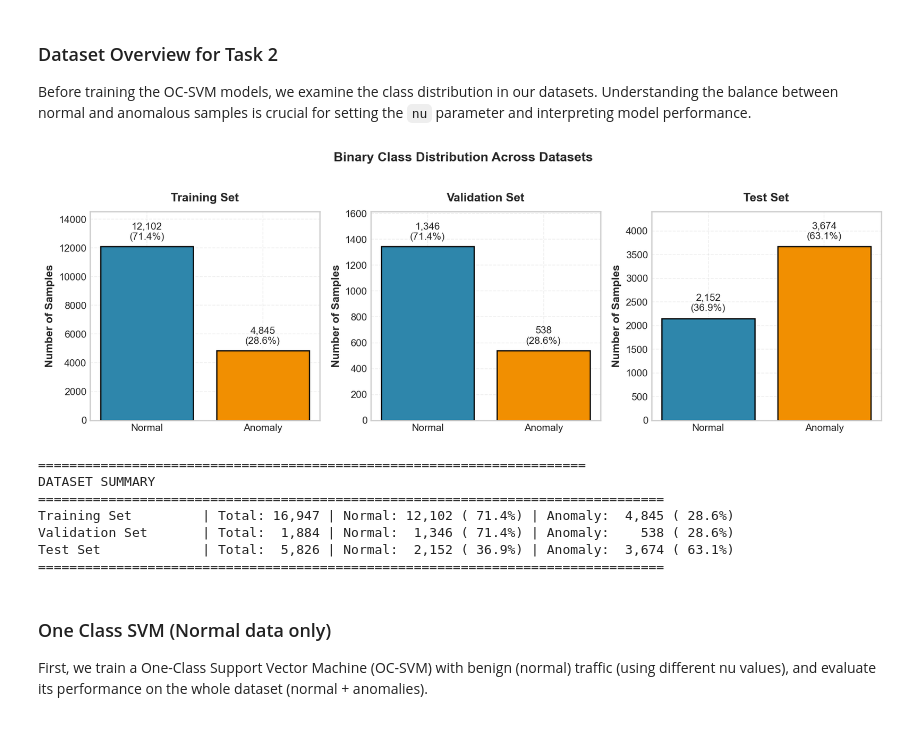
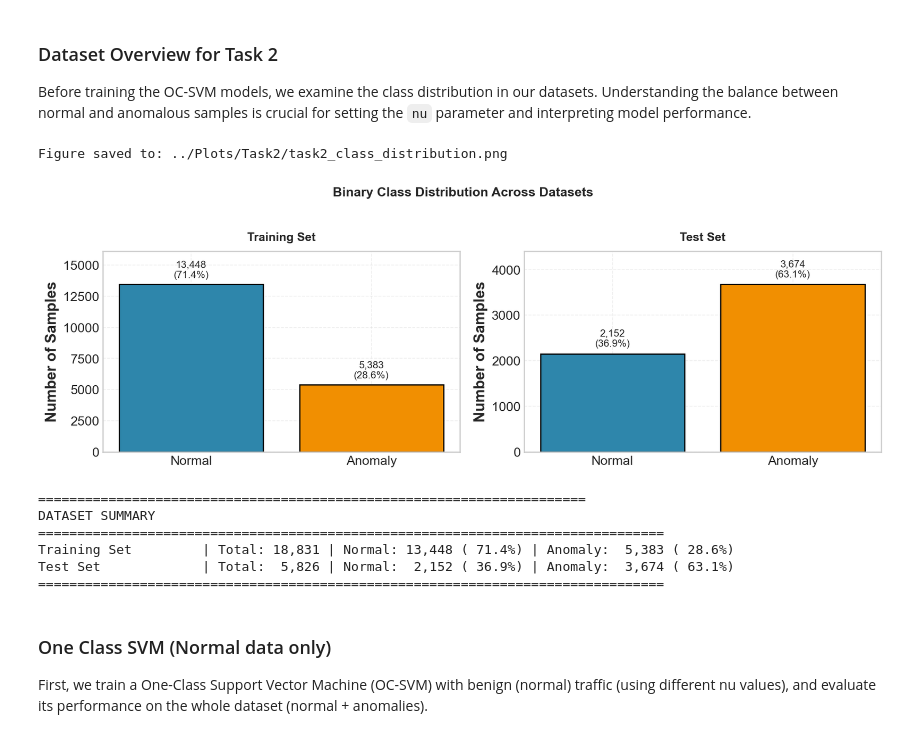
Before and after one commit to RenatoMignone/unsupervised-network-intrusion-detection, a Jupyter notebook: lab/notebooks/Task2.ipynb, the cells around one changed output. Saved outputs shown, nothing was run; the diff lists cells and outputs as text; code cells hidden in the pictures.

```diff
--- a/lab/notebooks/Task2.ipynb
+++ b/lab/notebooks/Task2.ipynb
@@ -215,11 +206,10 @@ Before training the OC-SVM models, we examine the class distribution in our data
 # ============================================================================
 # DATASET CLASS DISTRIBUTION
 # ============================================================================
-fig, axes = plt.subplots(1, 3, figsize=(12, 4))
+fig, axes = plt.subplots(1, 2, figsize=(12, 4))
 
 datasets = [
     (df_train, 'Training Set'),
-    (df_val, 'Validation Set'),
     (df_test, 'Test Set')
 ]
 
@@ -230,41 +220,41 @@ for ax, (df, title) in zip(axes, datasets):
 
     bars = ax.bar(labels, class_counts.values, color=colors, edgecolor='black', linewidth=1.2)
 
     # Add count and percentage labels on bars
     total = class_counts.sum()
     for bar, count in zip(bars, class_counts.values):
         percentage = count / total * 100
         ax.text(bar.get_x() + bar.get_width()/2, bar.get_height() + total*0.02,
                 f'{count:,}\n({percentage:.1f}%)', ha='center', va='bottom', fontsize=10)
 
     ax.set_title(title, fontsize=12, fontweight='bold', pad=10)
     ax.set_ylabel('Number of Samples')
     ax.set_ylim(0, class_counts.max() * 1.2)
 
 plt.suptitle('Binary Class Distribution Across Datasets', fontsize=13, fontweight='bold', y=1.02)
 plt.tight_layout()
 save_figure_for_report('task2_class_distribution.png')
 plt.show()
 
 # Print summary statistics
 print("\n" + "="*70)
 print("DATASET SUMMARY")
 print("="*80)
 for df, name in datasets:
     normal = (df['binary_label'] == 0).sum()
     anomaly = (df['binary_label'] == 1).sum()
     total = len(df)
     print(f"{name:20} | Total: {total:>6,} | Normal: {normal:>6,} ({normal/total*100:>5.1f}%) | Anomaly: {anomaly:>6,} ({anomaly/total*100:>5.1f}%)")
 print("="*80)
 # %% [output]
+Figure saved to: ../Plots/Task2/task2_class_distribution.png
-[figure, old version]
+[figure, new version]
-======================================================================
-DATASET SUMMARY
-================================================================================
-Training Set         | Total: 16,947 | Normal: 12,102 ( 71.4%) | Anomaly:  4,845 ( 28.6%)
-Validation Set       | Total:  1,884 | Normal:  1,346 ( 71.4%) | Anomaly:    538 ( 28.6%)
-Test Set             | Total:  5,826 | Normal:  2,152 ( 36.9%) | Anomaly:  3,674 ( 63.1%)
-================================================================================
+======================================================================
+DATASET SUMMARY
+================================================================================
+Training Set         | Total: 18,831 | Normal: 13,448 ( 71.4%) | Anomaly:  5,383 ( 28.6%)
+Test Set             | Total:  5,826 | Normal:  2,152 ( 36.9%) | Anomaly:  3,674 ( 63.1%)
+================================================================================
 # %% [markdown]
 ### One Class SVM (Normal data only)
 First, we train a One-Class Support Vector Machine (OC-SVM) with benign (normal) traffic (using different nu values), and evaluate its performance on the whole dataset (normal + anomalies).
```
Also changed, not shown: parts of 13 cells of this notebook, 56 other files.
